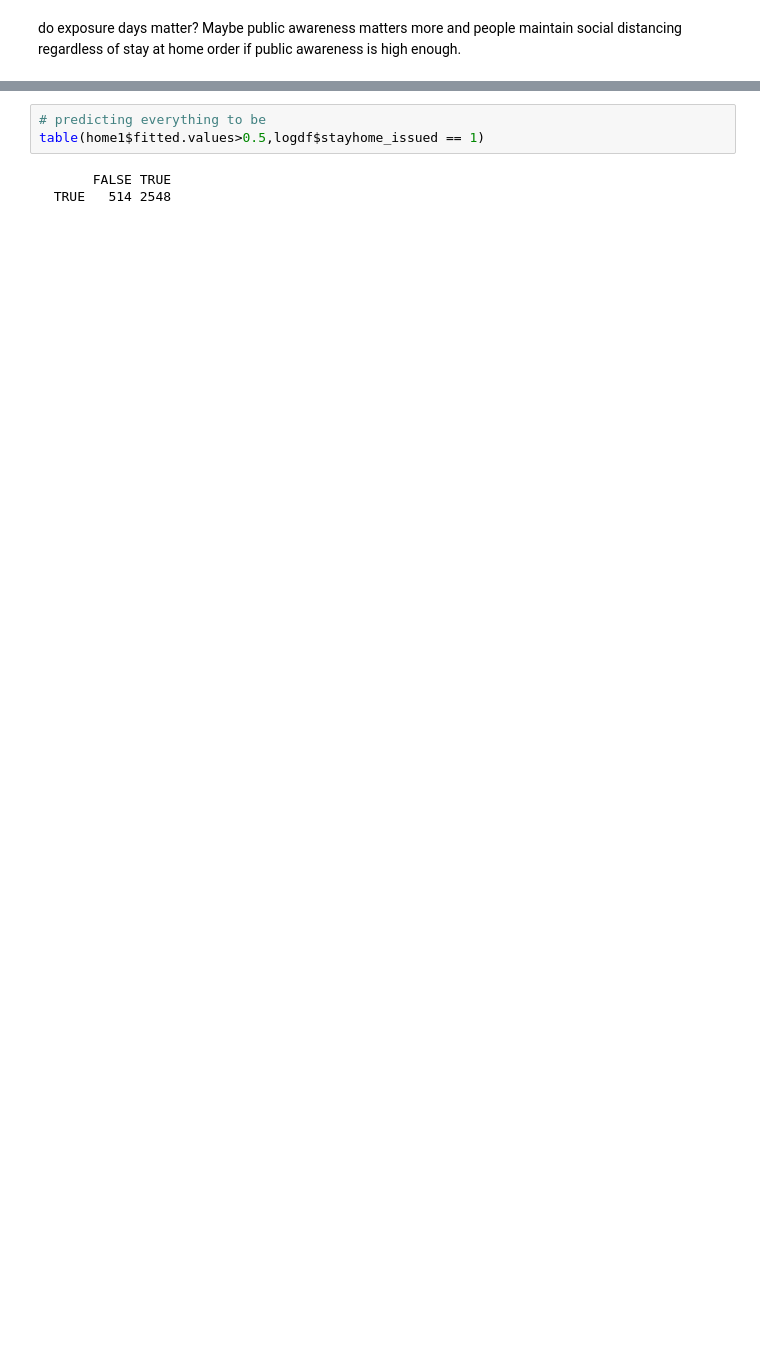
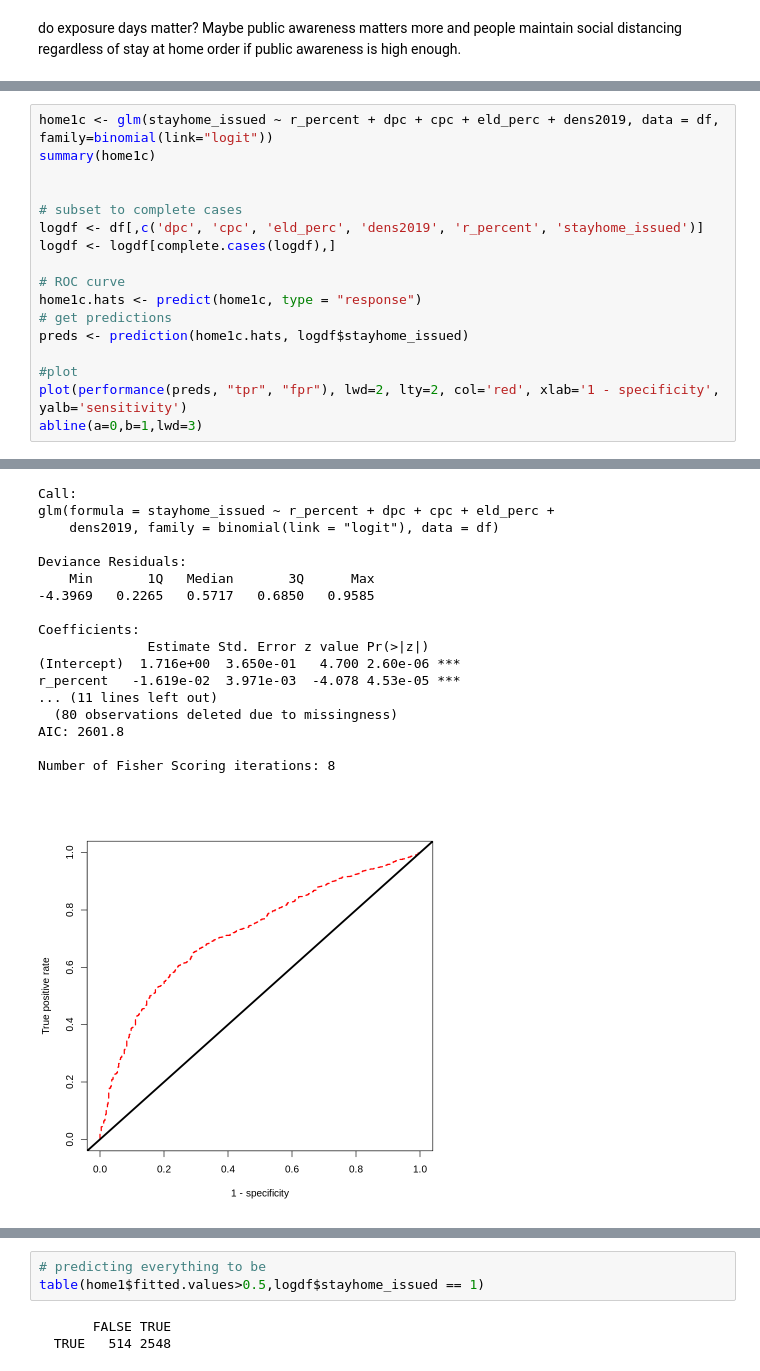
Before and after one commit to MLBurnham/503_covid, a Jupyter notebook: analysis.ipynb, the cells around one changed output, grey strips where cells are left out. Saved outputs shown, nothing was run; the diff lists cells and outputs as text; blank space fills up the shorter version.

```diff
--- a/analysis.ipynb
+++ b/analysis.ipynb
@@ -340,3 +406,21 @@ AIC: 2600.5
 
 Number of Fisher Scoring iterations: 8
 [figure]
+# %%
+home1c <- glm(stayhome_issued ~ r_percent + dpc + cpc + eld_perc + dens2019, data = df, family=binomial(link="logit"))
+summary(home1c)
+
+
+# subset to complete cases
+logdf <- df[,c('dpc', 'cpc', 'eld_perc', 'dens2019', 'r_percent', 'stayhome_issued')]
+logdf <- logdf[complete.cases(logdf),]
+
+# ROC curve
+home1c.hats <- predict(home1c, type = "response")
+# get predictions
+preds <- prediction(home1c.hats, logdf$stayhome_issued)
+
+#plot
+plot(performance(preds, "tpr", "fpr"), lwd=2, lty=2, col='red', xlab='1 - specificity', yalb='sensitivity')
+abline(a=0,b=1,lwd=3)
+# %% [output]
@@ -343,3 +429,21 @@ Number of Fisher Scoring iterations: 8
+Call:
+glm(formula = stayhome_issued ~ r_percent + dpc + cpc + eld_perc +
+    dens2019, family = binomial(link = "logit"), data = df)
+
+Deviance Residuals:
+    Min       1Q   Median       3Q      Max
+-4.3969   0.2265   0.5717   0.6850   0.9585
+
+Coefficients:
+              Estimate Std. Error z value Pr(>|z|)
+(Intercept)  1.716e+00  3.650e-01   4.700 2.60e-06 ***
+r_percent   -1.619e-02  3.971e-03  -4.078 4.53e-05 ***
+... (11 lines left out)
+  (80 observations deleted due to missingness)
+AIC: 2601.8
+
+Number of Fisher Scoring iterations: 8
+[figure, added]
 # %%
 # get the area under the curve
 homeroc <- roc(logdf$stayhome_issued, home1.hats, ci=TRUE)
```
Also changed, not shown: parts of 25 cells of this notebook, 2 other files.
